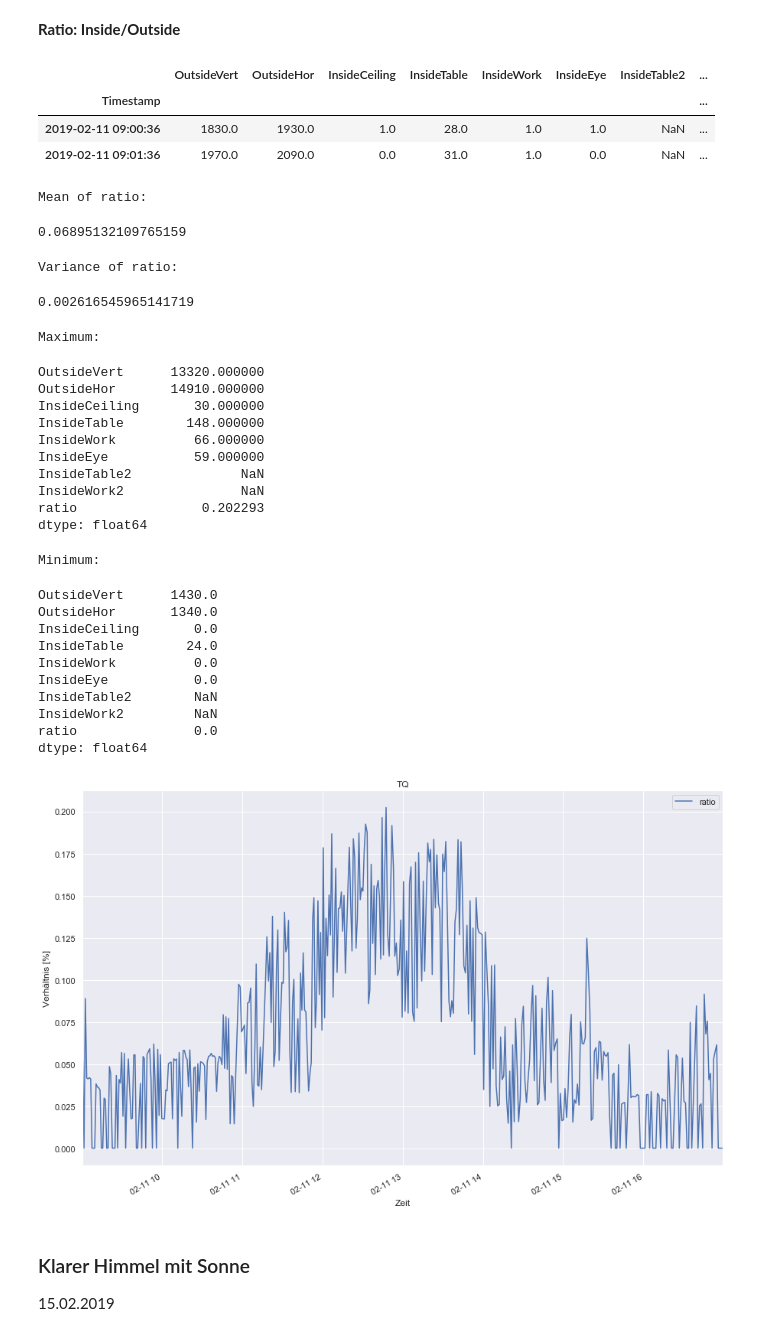
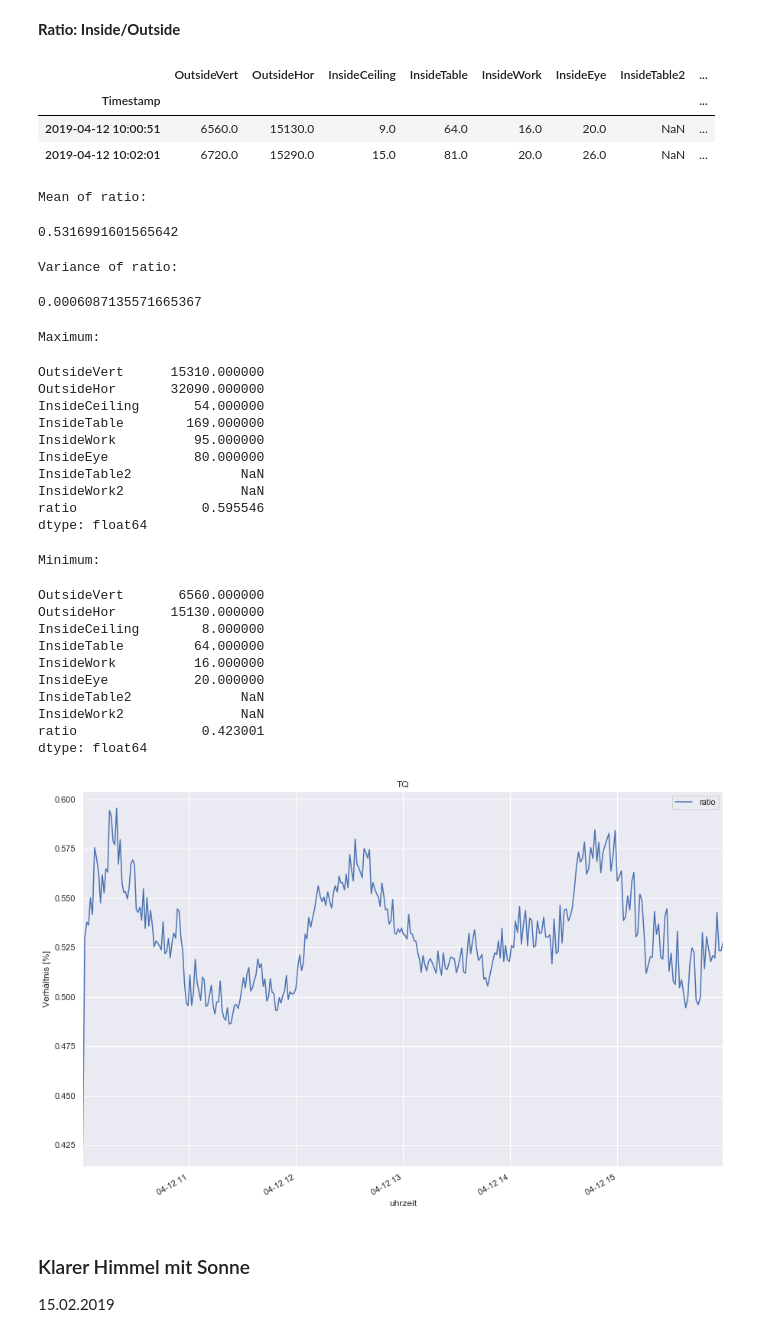
Before and after one commit to OliverZott/DataAnalysis_Almemo, a Jupyter notebook: Data_Almemo.ipynb, the cells around one changed output. Saved outputs shown, nothing was run; the diff lists cells and outputs as text; code cells hidden in the pictures.

```diff
--- a/Data_Almemo.ipynb
+++ b/Data_Almemo.ipynb
@@ -335,7 +343,7 @@ dtype: float64
 # Function to add ratio column for given day
 def df_rat(date_start, date_end):
     df_ratio_ = df0.loc[date_start : date_end].copy()
-    df_ratio_['ratio'] = df_ratio_['InsideCeiling']/df_ratio_['OutsideHor']*100
+    df_ratio_['ratio'] = df_ratio_['InsideTable']/df_ratio_['OutsideHor']*100
     tq_print(df_ratio_)
     tq_plot(df_ratio_)
     return df_ratio_
@@ -380,39 +391,39 @@ day_plt('2019-02-11 06:00:00','2019-02-11 21:00:00', 300, 'InsideCeiling','Insid
 **Ratio: Inside/Outside**
 # %%
 # function gets argument as pandas-timestamp
-df_tq = df_rat('2019-02-11 09:00:00','2019-02-11 17:00:00')
+df_tq = df_rat('2019-04-12 10:00:00','2019-04-12 16:00:00')
 # %% [output]
 |  | OutsideVert | OutsideHor | InsideCeiling | InsideTable | InsideWork | InsideEye | InsideTable2 | ... |
 | Timestamp |  |  |  |  |  |  |  | ... |
-| 2019-02-11 09:00:36 | 1830.0 | 1930.0 | 1.0 | 28.0 | 1.0 | 1.0 | NaN | ... |
-| 2019-02-11 09:01:36 | 1970.0 | 2090.0 | 0.0 | 31.0 | 1.0 | 0.0 | NaN | ... |
+| 2019-04-12 10:00:51 | 6560.0 | 15130.0 | 9.0 | 64.0 | 16.0 | 20.0 | NaN | ... |
+| 2019-04-12 10:02:01 | 6720.0 | 15290.0 | 15.0 | 81.0 | 20.0 | 26.0 | NaN | ... |
 Mean of ratio:
-0.06895132109765159
+0.5316991601565642
 Variance of ratio:
-0.002616545965141719
+0.0006087135571665367
 Maximum:
-OutsideVert      13320.000000
-OutsideHor       14910.000000
-InsideCeiling       30.000000
-InsideTable        148.000000
-InsideWork          66.000000
-InsideEye           59.000000
+OutsideVert      15310.000000
+OutsideHor       32090.000000
+InsideCeiling       54.000000
+InsideTable        169.000000
+InsideWork          95.000000
+InsideEye           80.000000
 InsideTable2              NaN
 InsideWork2               NaN
-ratio                0.202293
+ratio                0.595546
 dtype: float64
 Minimum:
-OutsideVert      1430.0
-OutsideHor       1340.0
-InsideCeiling       0.0
-InsideTable        24.0
-InsideWork          0.0
-InsideEye           0.0
-InsideTable2        NaN
-InsideWork2         NaN
-ratio               0.0
+OutsideVert       6560.000000
+OutsideHor       15130.000000
+InsideCeiling        8.000000
+InsideTable         64.000000
+InsideWork          16.000000
+InsideEye           20.000000
+InsideTable2              NaN
+InsideWork2               NaN
+ratio                0.423001
 dtype: float64
-[figure, old version]
+[figure, new version]
 # %% [markdown]
 ### Klarer Himmel mit Sonne
 
```
Also changed, not shown: parts of 25 cells of this notebook.
